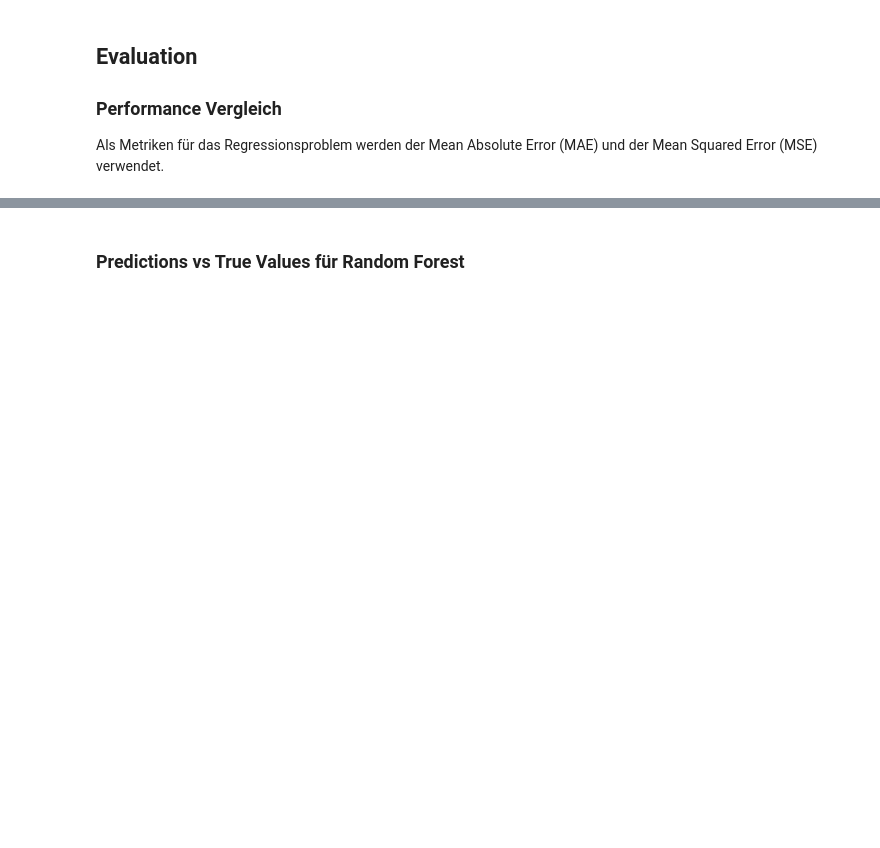
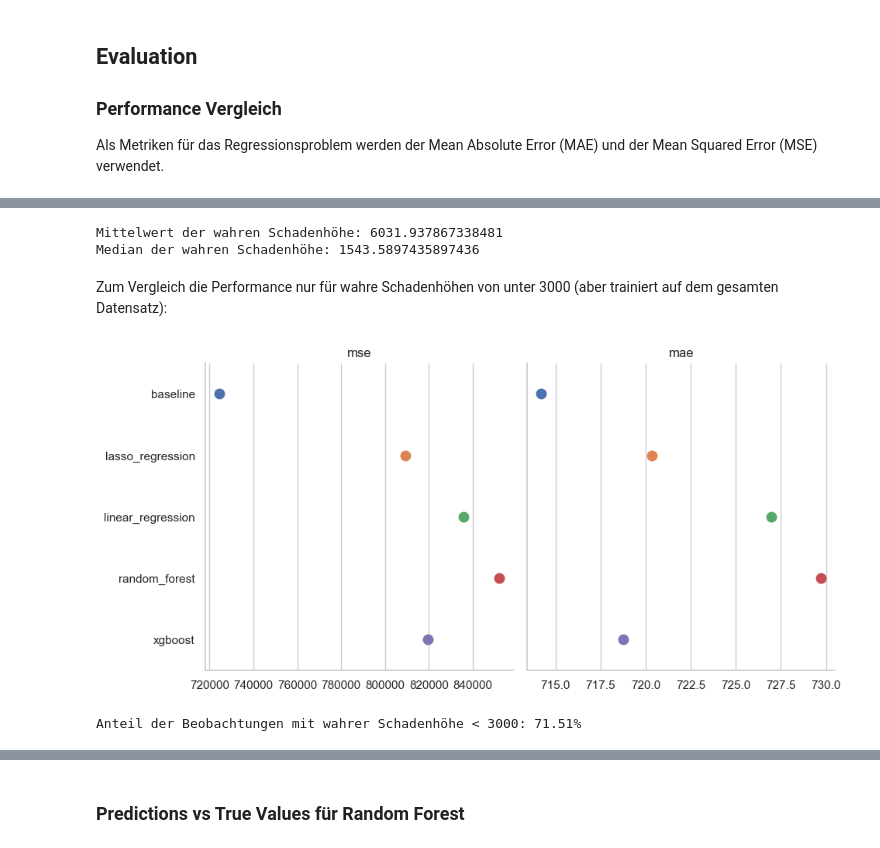
Before and after one commit to joel-beck/claims-prediction, a Jupyter notebook: presentation.ipynb, the cells around one changed output, grey strips where cells are left out. Cells and saved outputs as stored; diff of their text form; code cells hidden in the pictures; blank space fills up the shorter version.

```diff
--- a/presentation.ipynb
+++ b/presentation.ipynb
@@ -246,0 +252,20 @@ plot_performance_metrics(predictions_frame)
+# %%
+print("Mittelwert der wahren Schadenhöhe:", predictions_frame["true_values"].mean())
+print("Median der wahren Schadenhöhe:", predictions_frame["true_values"].median())
+# %% [output]
+Mittelwert der wahren Schadenhöhe: 6031.937867338481
+Median der wahren Schadenhöhe: 1543.5897435897436
+# %% [markdown]
+Zum Vergleich die Performance nur für wahre Schadenhöhen von unter 3000 (aber trainiert auf dem gesamten Datensatz):
+# %%
+predictions_below_3000 = predictions_frame.loc[predictions_frame["true_values"] < 3000]
+plot_performance_metrics(predictions_below_3000)
+# %% [output]
+[figure, added]
+# %%
+print(
+    "Anteil der Beobachtungen mit wahrer Schadenhöhe < 3000:",
+    f"{len(predictions_below_3000) / len(predictions_frame):.2%}"
+)
+# %% [output]
+Anteil der Beobachtungen mit wahrer Schadenhöhe < 3000: 71.51%
```
Also changed, not shown: parts of 14 cells of this notebook, 2 other files.
